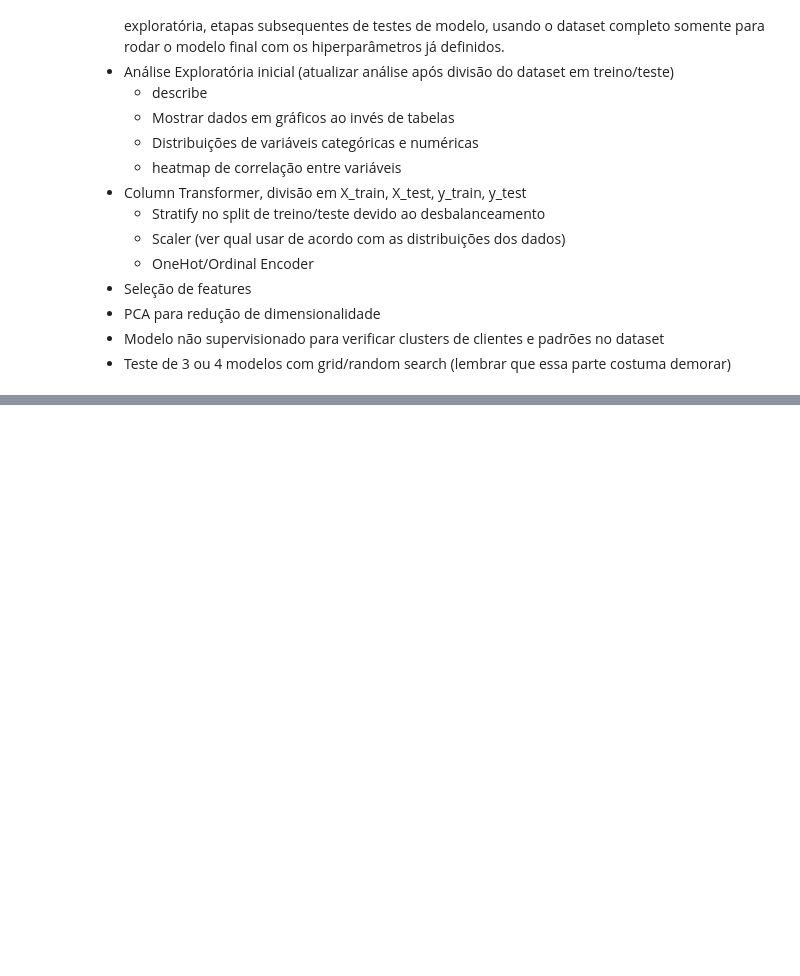
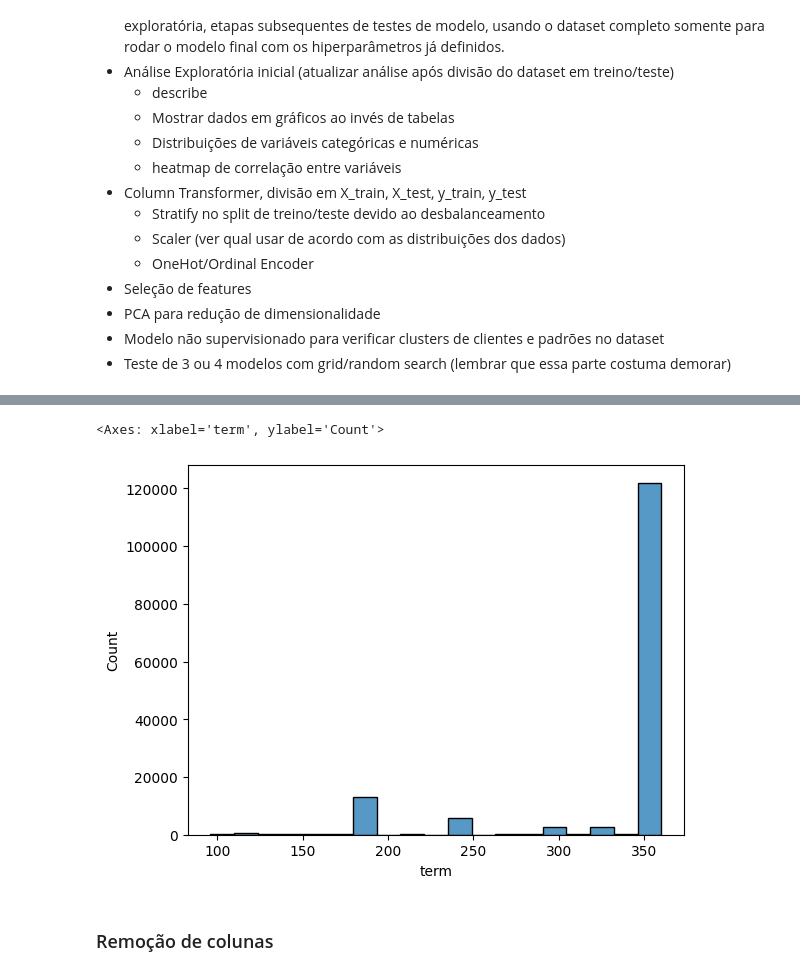
Before and after one commit to fernandobrancher/project_machine_learning_iii, a Jupyter notebook: project_loan_defaulters.ipynb, the cells around one changed output, grey strips where cells are left out. Saved outputs shown, nothing was run; the diff lists cells and outputs as text; code cells hidden in the pictures; blank space fills up the shorter version.

```diff
--- a/project_loan_defaulters.ipynb
+++ b/project_loan_defaulters.ipynb
@@ -148,7 +229,0 @@ Index(['CODE_GENDER', 'FLAG_OWN_CAR', 'FLAG_OWN_REALTY', 'CNT_CHILDREN',
-# %%
-# Converter valores em dias da coluna 'DAYS_BIRTH' para valor absoluto em anos inteiros
-df['DAYS_BIRTH'] = abs(df['DAYS_BIRTH']) // 365
-
-# Renomear coluna 'DAYS_BIRTH' para 'AGE'
-df.rename(columns={'DAYS_BIRTH': 'AGE'}, inplace=True)
-df['AGE'].head()
@@ -290,0 +269,8 @@ y = df['TARGET']
+# %%
+# ['loan_limit', 'approv_in_adv', 'loan_purpose',  'Neg_ammortization',  'age', 'submission_of_application']
+df['loan_limit'].fillna('cf', inplace=True)
+df['approv_in_adv'].fillna('nopre', inplace=True)
+df['loan_purpose'].fillna('p3', inplace=True)
+df['Neg_ammortization'].fillna('not_neg', inplace=True)
+df['age'].fillna('45-54', inplace=True) # talvez preencher com o kNN imputer (menciono ele depois melhor)
+df['submission_of_application'].fillna('to_inst', inplace=True)
@@ -290,0 +319,11 @@ y = df['TARGET']
+# %%
+# "term" está como numérica, mas acredito que poderiamos fazer uma categorização
+# 0 - 120 (0-10 anos)
+# 121 - 240 (10-20 anos)
+# 240+ (20+ anos)
+sns.histplot(data=df, x='term')
+# %% [output]
+<Axes: xlabel='term', ylabel='Count'>
+[figure, added]
+# %% [markdown]
+### Remoção de colunas
```
Also changed, not shown: parts of 60 cells of this notebook.
